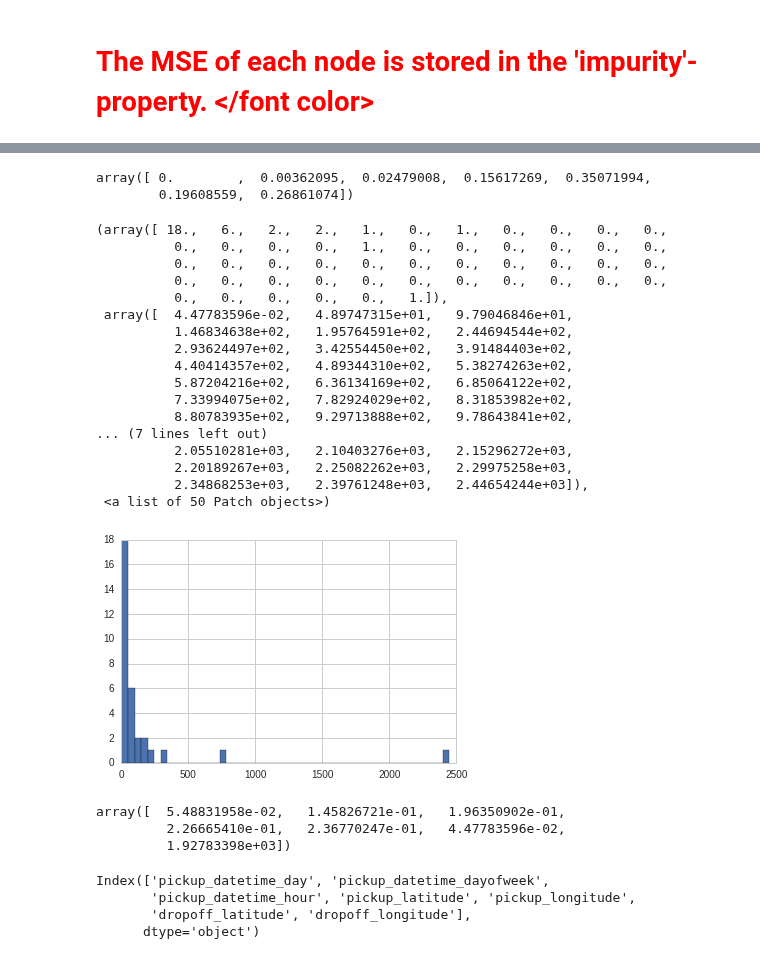
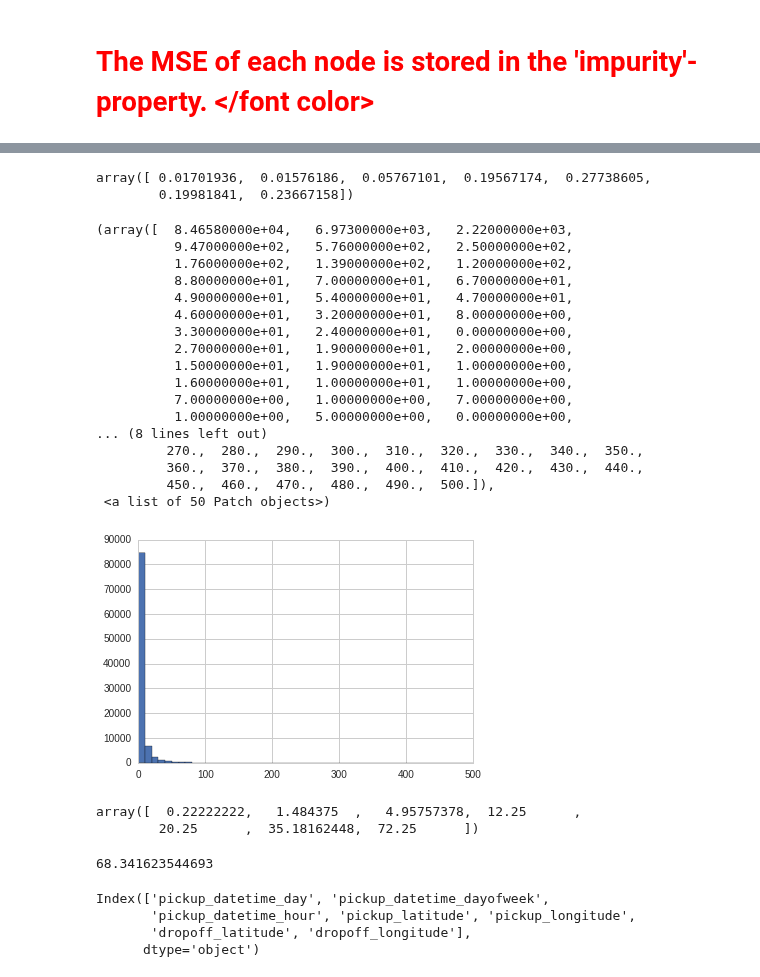
Before and after one commit to nikhase/nyc-taxi, a Jupyter notebook: weeklyAnalysis.ipynb, the cells around one changed output, grey strips where cells are left out. Cells and saved outputs as stored; diff of their text form; code cells hidden in the pictures.

Commit message:
created the first trees, from depth 5...100 (which is meaningless)

```diff
--- a/weeklyAnalysis.ipynb
+++ b/weeklyAnalysis.ipynb
@@ -755,11 +755,11 @@ taxitime_regression_df = pd.DataFrame([taxidata_in_box['pickup_datetime'].dt.day
                           taxidata_in_box['pickup_longitude'],
                           taxidata_in_box['dropoff_latitude'],
                           taxidata_in_box['dropoff_longitude'],
-                          taxidata_in_box['trip_time_in_secs'],
+                          np.ceil(taxidata_in_box['trip_time_in_secs']/60),
                          ]).T
 taxitime_regression_df.columns = ['pickup_datetime_day', 'pickup_datetime_dayofweek', 'pickup_datetime_hour',
                                  'pickup_latitude', 'pickup_longitude', 'dropoff_latitude', 'dropoff_longitude',
-                                 'trip_time_in_secs']
+                                 'trip_time_in_mins']#trip_time_in_secs'
 # %%
 taxitime_regression_df.tail()
 # %% [output]
@@ -801,9 +825,10 @@ import matplotlib.pyplot as plt
 #features = ['pickup_latitude', 'pickup_longitude', 'dropoff_latitude', 'dropoff_longitude','pickup_datetime']
 #print("* features:", features, sep="\n")
 
-y = taxidata_in_box["trip_time_in_secs"]
+y = taxitime_regression_df["trip_time_in_mins"]
 X = taxitime_regression_df.ix[:,0:7]
-regtree = DecisionTreeRegressor(min_samples_split=20, random_state=99, max_depth=5) # try 6,7,8,9,10,...
+regtree = DecisionTreeRegressor(min_samples_split=3, random_state=99, max_depth=22)# try 6,7,8,9,10,...
+                                                                                     # random states: 99,
 regtree.fit(X, y)
 # %% [output]
 Automatically created module for IPython interactive environment
@@ -961,7 +941,7 @@ lat_splits = splits[(splits>=40) & (splits<=41)]
 # <font color = 'red'> The MSE of each node is stored in the 'impurity'-property. </font color>
 # %%
 #np.multiply(regtree.tree_.value, 1/ regtree.tree_.n_node_samples).size
-avg_time_dev = (regtree.tree_.impurity.T / regtree.tree_.n_node_samples.T) * leaves
+avg_time_dev = regtree.tree_.impurity.T  * leaves
 #avg_time_dev = (np.array(regtree.tree_.value)/np.array(regtree.tree_.n_node_samples)) *np.array(leaves)
 avg_time_dev = avg_time_dev[avg_time_dev!=0]
 # %%
@@ -981,33 +952,32 @@ array([  3.99023811e+00,   6.96703273e-01,   1.15247555e+01,
 # %%
 regtree.tree_.compute_feature_importances()
 # %% [output]
-array([ 0.        ,  0.00362095,  0.02479008,  0.15617269,  0.35071994,
-        0.19608559,  0.26861074])
+array([ 0.01701936,  0.01576186,  0.05767101,  0.19567174,  0.27738605,
+        0.19981841,  0.23667158])
 # %%
 h = avg_time_dev
-plt.hist(h.tolist(), bins=50, range=[h.min(), h.max()])
+plt.hist(h.tolist(), bins=50, range=[0, 500])
 # %% [output]
-(array([ 18.,   6.,   2.,   2.,   1.,   0.,   1.,   0.,   0.,   0.,   0.,
-          0.,   0.,   0.,   0.,   1.,   0.,   0.,   0.,   0.,   0.,   0.,
-          0.,   0.,   0.,   0.,   0.,   0.,   0.,   0.,   0.,   0.,   0.,
-          0.,   0.,   0.,   0.,   0.,   0.,   0.,   0.,   0.,   0.,   0.,
-          0.,   0.,   0.,   0.,   0.,   1.]),
- array([  4.47783596e-02,   4.89747315e+01,   9.79046846e+01,
-          1.46834638e+02,   1.95764591e+02,   2.44694544e+02,
-          2.93624497e+02,   3.42554450e+02,   3.91484403e+02,
-          4.40414357e+02,   4.89344310e+02,   5.38274263e+02,
-          5.87204216e+02,   6.36134169e+02,   6.85064122e+02,
-          7.33994075e+02,   7.82924029e+02,   8.31853982e+02,
-          8.80783935e+02,   9.29713888e+02,   9.78643841e+02,
-... (7 lines left out)
-          2.05510281e+03,   2.10403276e+03,   2.15296272e+03,
-          2.20189267e+03,   2.25082262e+03,   2.29975258e+03,
-          2.34868253e+03,   2.39761248e+03,   2.44654244e+03]),
+(array([  8.46580000e+04,   6.97300000e+03,   2.22000000e+03,
+          9.47000000e+02,   5.76000000e+02,   2.50000000e+02,
+          1.76000000e+02,   1.39000000e+02,   1.20000000e+02,
+          8.80000000e+01,   7.00000000e+01,   6.70000000e+01,
+          4.90000000e+01,   5.40000000e+01,   4.70000000e+01,
+          4.60000000e+01,   3.20000000e+01,   8.00000000e+00,
+          3.30000000e+01,   2.40000000e+01,   0.00000000e+00,
+          2.70000000e+01,   1.90000000e+01,   2.00000000e+00,
+          1.50000000e+01,   1.90000000e+01,   1.00000000e+00,
+          1.60000000e+01,   1.00000000e+01,   1.00000000e+00,
+          7.00000000e+00,   1.00000000e+00,   7.00000000e+00,
+          1.00000000e+00,   5.00000000e+00,   0.00000000e+00,
+... (8 lines left out)
+         270.,  280.,  290.,  300.,  310.,  320.,  330.,  340.,  350.,
+         360.,  370.,  380.,  390.,  400.,  410.,  420.,  430.,  440.,
+         450.,  460.,  470.,  480.,  490.,  500.]),
  <a list of 50 Patch objects>)
-[figure, old version]
+[figure, new version]
 # %%
-np.percentile(avg_time_dev, q=[0.05, 0.5, 0.75, 0.9, 0.95, 0,99])
+np.percentile(avg_time_dev, q=[5, 50, 75, 90, 95, 97.5, 99])
 # %% [output]
-array([  5.48831958e-02,   1.45826721e-01,   1.96350902e-01,
-         2.26665410e-01,   2.36770247e-01,   4.47783596e-02,
-         1.92783398e+03])
+array([  0.22222222,   1.484375  ,   4.95757378,  12.25      ,
+        20.25      ,  35.18162448,  72.25      ])
@@ -1014,3 +986,7 @@ array([  5.48831958e-02,   1.45826721e-01,   1.96350902e-01,
+# %%
+elapsed
+# %% [output]
+68.341623544693
 # %%
 taxitime_regression_df.columns[0:7]
 # %% [output]
```
Also changed, not shown: parts of 16 cells of this notebook, 1 other file.
